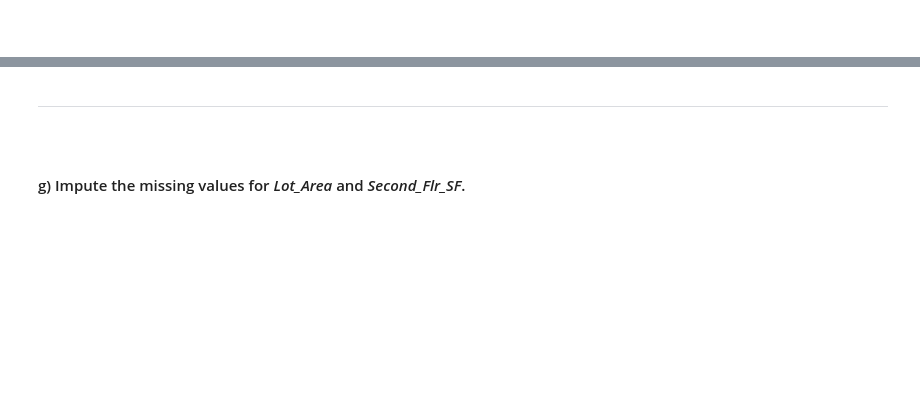
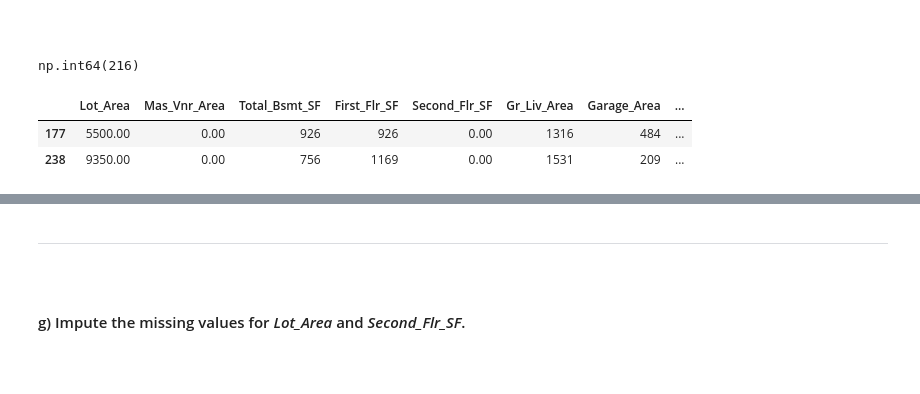
Before and after one commit to d-vrey/business_analysis_structured_data, a Jupyter notebook: Script 02 - Missing Value Analysis and Transformations - Guided.ipynb, the cells around one changed output, grey strips where cells are left out. Saved outputs shown, nothing was run; the diff lists cells and outputs as text; code cells hidden in the pictures; blank space fills up the shorter version.

```diff
--- a/Script 02 - Missing Value Analysis and Transformations - Guided.ipynb
+++ b/Script 02 - Missing Value Analysis and Transformations - Guided.ipynb
@@ -234,5 +315,15 @@ housing[ ['Mas_Vnr_Area', 'm_Mas_Vnr_Area'] ][housing['m_Mas_Vnr_Area'] == 1].he
 # %% [markdown]
 <br>
+# %%
+housing['Second_Flr_SF'].isnull().sum()
+# %% [output]
+np.int64(216)
+# %%
+housing.iloc[[177,238], :]
+# %% [output]
+|  | Lot_Area | Mas_Vnr_Area | Total_Bsmt_SF | First_Flr_SF | Second_Flr_SF | Gr_Liv_Area | Garage_Area | ... |
+| 177 | 5500.00 | 0.00 | 926 | 926 | 0.00 | 1316 | 484 | ... |
+| 238 | 9350.00 | 0.00 | 756 | 1169 | 0.00 | 1531 | 209 | ... |
 # %%
 ## Second_Flr_SF exploration results ##
 area_check = housing["First_Flr_SF"] + housing["Second_Flr_SF"] == housing["Gr_Liv_Area"]
```
Also changed, not shown: parts of 10 cells of this notebook.
